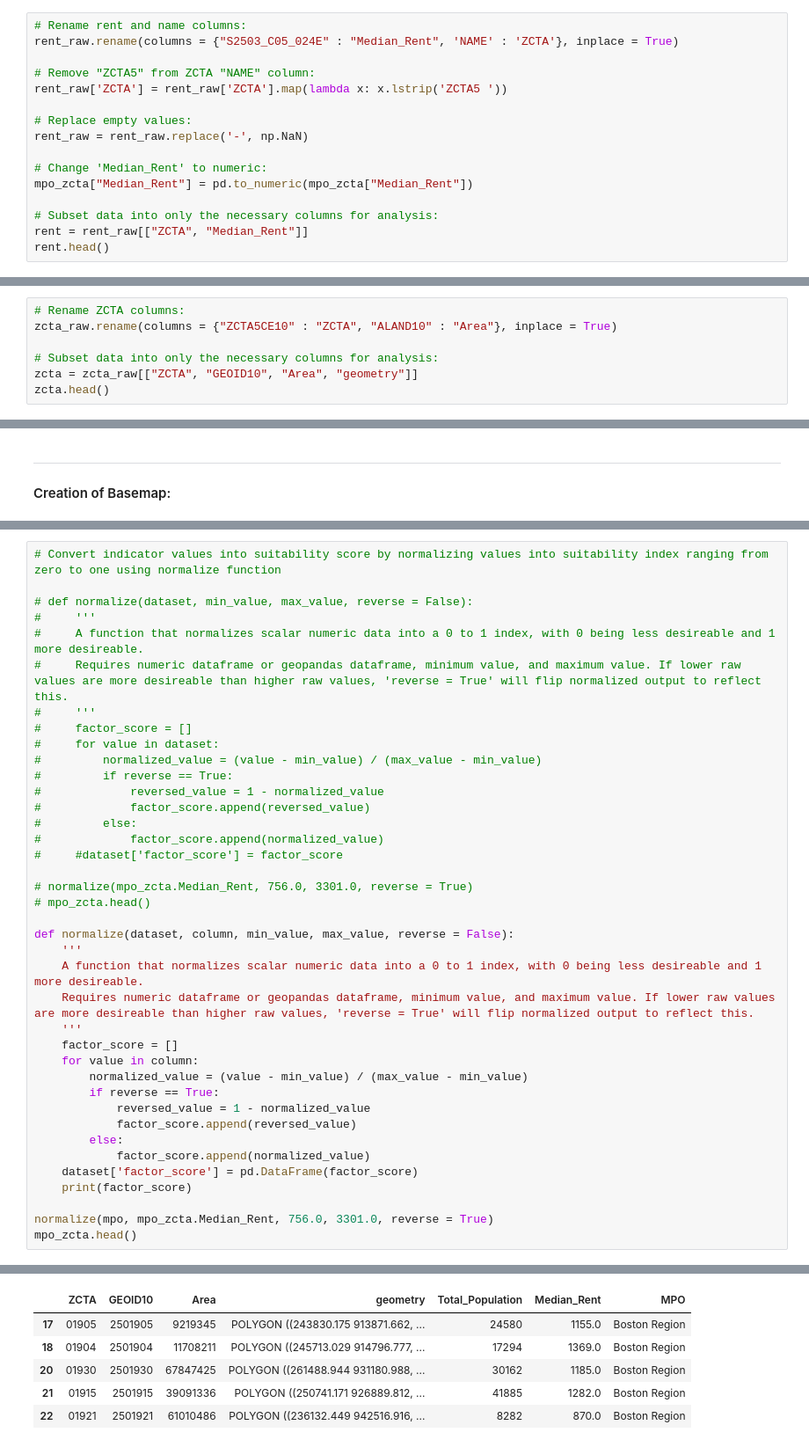
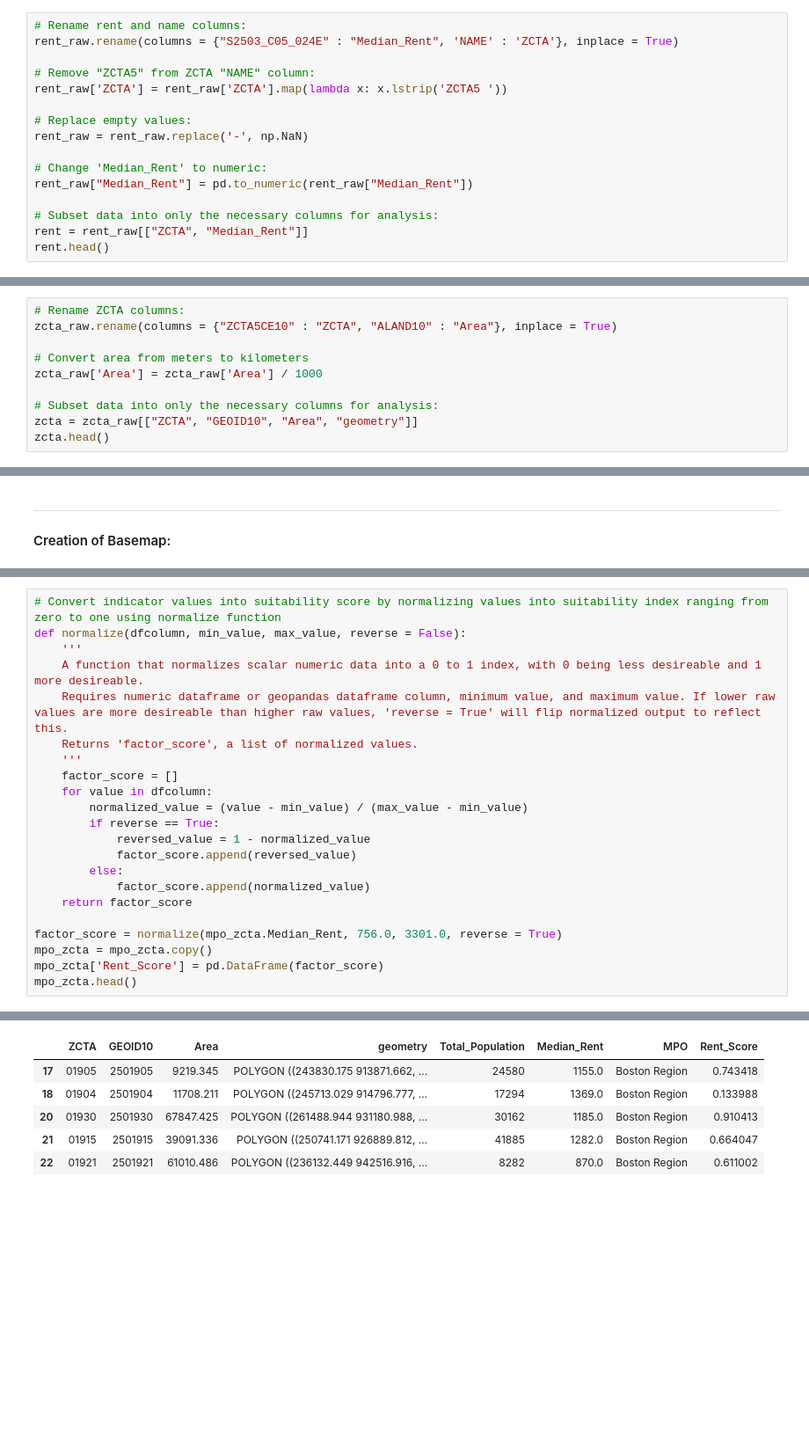
Before and after one commit to jess-wilson2020/uep239-final-project, a Jupyter notebook: uep239-final-project.ipynb, the cells around one changed output, grey strips where cells are left out. Shown at 88% size. Drawn from its saved outputs; the diff is of its cells as text; blank space fills up the shorter version.

```diff
--- a/uep239-final-project.ipynb
+++ b/uep239-final-project.ipynb
@@ -123,7 +122,7 @@ rent_raw['ZCTA'] = rent_raw['ZCTA'].map(lambda x: x.lstrip('ZCTA5 '))
 rent_raw = rent_raw.replace('-', np.NaN)
 
 # Change 'Median_Rent' to numeric:
-mpo_zcta["Median_Rent"] = pd.to_numeric(mpo_zcta["Median_Rent"])
+rent_raw["Median_Rent"] = pd.to_numeric(rent_raw["Median_Rent"])
 
 # Subset data into only the necessary columns for analysis:
 rent = rent_raw[["ZCTA", "Median_Rent"]]
@@ -310,6 +309,9 @@ memory usage: 50.6+ KB
 # Rename ZCTA columns:
 zcta_raw.rename(columns = {"ZCTA5CE10" : "ZCTA", "ALAND10" : "Area"}, inplace = True)
 
+# Convert area from meters to kilometers
+zcta_raw['Area'] = zcta_raw['Area'] / 1000
+
 # Subset data into only the necessary columns for analysis:
 zcta = zcta_raw[["ZCTA", "GEOID10", "Area", "geometry"]]
 zcta.head()
@@ -515,40 +548,23 @@ mpo_zcta.dropna().sort_values('Median_Rent', ascending = True).head(5)
 # %%
 # Convert indicator values into suitability score by normalizing values into suitability index ranging from zero to one using normalize function
-
-# def normalize(dataset, min_value, max_value, reverse = False):
-#     '''
-#     A function that normalizes scalar numeric data into a 0 to 1 index, with 0 being less desireable and 1 more desireable.
-#     Requires numeric dataframe or geopandas dataframe, minimum value, and maximum value. If lower raw values are more desireable than higher raw values, 'reverse = True' will flip normalized output to reflect this.
-#     '''
-#     factor_score = []
-#     for value in dataset:
-#         normalized_value = (value - min_value) / (max_value - min_value)
-#         if reverse == True:
-#             reversed_value = 1 - normalized_value
-#             factor_score.append(reversed_value)
-#         else:
-#             factor_score.append(normalized_value)
-#     #dataset['factor_score'] = factor_score
-
-# normalize(mpo_zcta.Median_Rent, 756.0, 3301.0, reverse = True)
-# mpo_zcta.head()
-
-def normalize(dataset, column, min_value, max_value, reverse = False):
+def normalize(dfcolumn, min_value, max_value, reverse = False):
     '''
     A function that normalizes scalar numeric data into a 0 to 1 index, with 0 being less desireable and 1 more desireable.
-    Requires numeric dataframe or geopandas dataframe, minimum value, and maximum value. If lower raw values are more desireable than higher raw values, 'reverse = True' will flip normalized output to reflect this.
+    Requires numeric dataframe or geopandas dataframe column, minimum value, and maximum value. If lower raw values are more desireable than higher raw values, 'reverse = True' will flip normalized output to reflect this.
+    Returns 'factor_score', a list of normalized values.
     '''
     factor_score = []
-    for value in column:
+    for value in dfcolumn:
         normalized_value = (value - min_value) / (max_value - min_value)
         if reverse == True:
             reversed_value = 1 - normalized_value
             factor_score.append(reversed_value)
         else:
             factor_score.append(normalized_value)
-    dataset['factor_score'] = pd.DataFrame(factor_score)
-    print(factor_score)
+    return factor_score
 
-normalize(mpo, mpo_zcta.Median_Rent, 756.0, 3301.0, reverse = True)
+factor_score = normalize(mpo_zcta.Median_Rent, 756.0, 3301.0, reverse = True)
+mpo_zcta = mpo_zcta.copy()
+mpo_zcta['Rent_Score'] = pd.DataFrame(factor_score)
 mpo_zcta.head()
 # %% [output]
@@ -556,9 +571,9 @@ mpo_zcta.head()
-|  | ZCTA | GEOID10 | Area | geometry | Total_Population | Median_Rent | MPO |
-| 17 | 01905 | 2501905 | 9219345 | POLYGON ((243830.175 913871.662, ... | 24580 | 1155.0 | Boston Region |
-| 18 | 01904 | 2501904 | 11708211 | POLYGON ((245713.029 914796.777, ... | 17294 | 1369.0 | Boston Region |
-| 20 | 01930 | 2501930 | 67847425 | POLYGON ((261488.944 931180.988, ... | 30162 | 1185.0 | Boston Region |
-| 21 | 01915 | 2501915 | 39091336 | POLYGON ((250741.171 926889.812, ... | 41885 | 1282.0 | Boston Region |
-| 22 | 01921 | 2501921 | 61010486 | POLYGON ((236132.449 942516.916, ... | 8282 | 870.0 | Boston Region |
+|  | ZCTA | GEOID10 | Area | geometry | Total_Population | Median_Rent | MPO | Rent_Score |
+| 17 | 01905 | 2501905 | 9219.345 | POLYGON ((243830.175 913871.662, ... | 24580 | 1155.0 | Boston Region | 0.743418 |
+| 18 | 01904 | 2501904 | 11708.211 | POLYGON ((245713.029 914796.777, ... | 17294 | 1369.0 | Boston Region | 0.133988 |
+| 20 | 01930 | 2501930 | 67847.425 | POLYGON ((261488.944 931180.988, ... | 30162 | 1185.0 | Boston Region | 0.910413 |
+| 21 | 01915 | 2501915 | 39091.336 | POLYGON ((250741.171 926889.812, ... | 41885 | 1282.0 | Boston Region | 0.664047 |
+| 22 | 01921 | 2501921 | 61010.486 | POLYGON ((236132.449 942516.916, ... | 8282 | 870.0 | Boston Region | 0.611002 |
 # %% [markdown]
 ---
 
```
Also changed, not shown: parts of 63 cells of this notebook.
